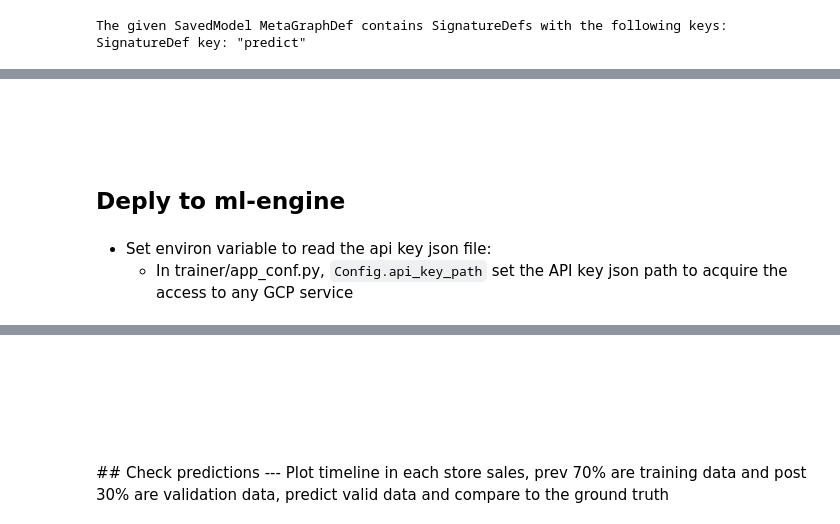
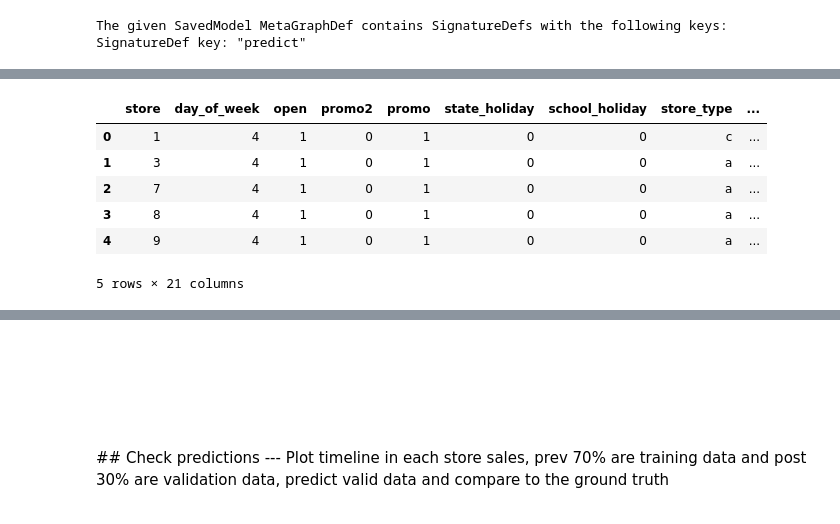
Before and after one commit to CloudMile/ml-specialized, a Jupyter notebook: rossmann/rossman.ipynb, the cells around one changed output, grey strips where cells are left out. Cells and saved outputs as stored; diff of their text form; code cells hidden in the pictures.

```diff
--- a/rossmann/rossman.ipynb
+++ b/rossmann/rossman.ipynb
@@ -921,9 +937,10 @@ Wall time: 4.11 s
-# %% [markdown]
-<br/>
-<br/>
-<br/>
-
-## Deply to ml-engine
-# %% [markdown]
-- Set environ variable to read the api key json file:
-    - In trainer/app_conf.py, `Config.api_key_path` set the API key json path to acquire the access to any GCP service
+# %%
+test_df.head()
+# %% [output]
+|  | store | day_of_week | open | promo2 | promo | state_holiday | school_holiday | store_type | ... |
+| 0 | 1 | 4 | 1 | 0 | 1 | 0 | 0 | c | ... |
+| 1 | 3 | 4 | 1 | 0 | 1 | 0 | 0 | a | ... |
+| 2 | 7 | 4 | 1 | 0 | 1 | 0 | 0 | a | ... |
+| 3 | 8 | 4 | 1 | 0 | 1 | 0 | 0 | a | ... |
+| 4 | 9 | 4 | 1 | 0 | 1 | 0 | 0 | a | ... |
+5 rows × 21 columns
```
Also changed, not shown: parts of 27 cells of this notebook, 6 other files.
